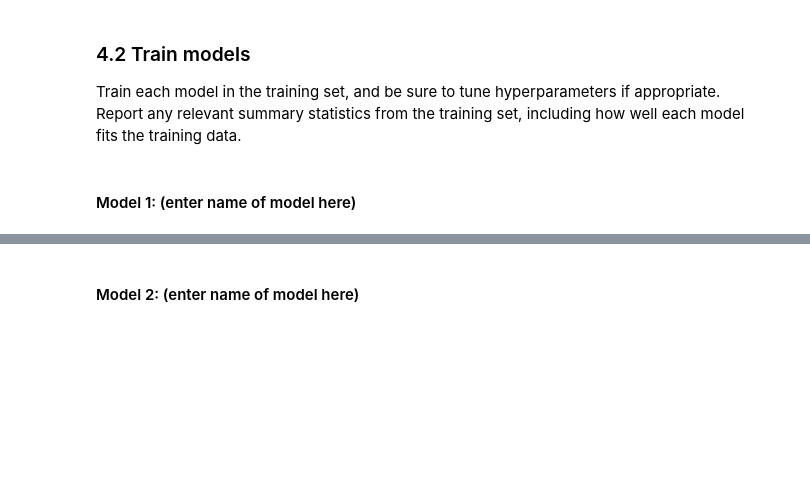
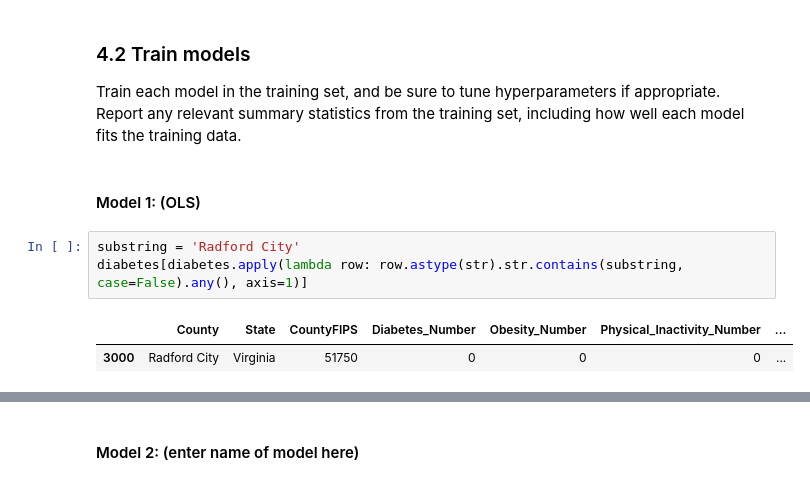
Before and after one commit to fnkung/Computational_Social-Science_Projects, a Jupyter notebook: Project2/Project 2 Students.ipynb, the cells around one changed output, grey strips where cells are left out. Saved outputs shown, nothing was run; the diff lists cells and outputs as text; blank space fills up the shorter version.

```diff
--- a/Project2/Project 2 Students.ipynb
+++ b/Project2/Project 2 Students.ipynb
@@ -689,7 +675,13 @@ Detail the basic logic and assumptions underlying each model, its pros/cons, and
 
 Train each model in the training set, and be sure to tune hyperparameters if appropriate. Report any relevant summary statistics from the training set, including how well each model fits the training data.
 # %% [markdown]
-#### Model 1:  (enter name of model here)
+#### Model 1:  (OLS)
+# %%
+substring = 'Radford City'
+diabetes[diabetes.apply(lambda row: row.astype(str).str.contains(substring, case=False).any(), axis=1)]
+# %% [output]
+|  | County | State | CountyFIPS | Diabetes_Number | Obesity_Number | Physical_Inactivity_Number | ... |
+| 3000 | Radford City | Virginia | 51750 | 0 | 0 | 0 | ... |
 # %%
 #
 # Model 1 training
```
Also changed, not shown: parts of 10 cells of this notebook.
